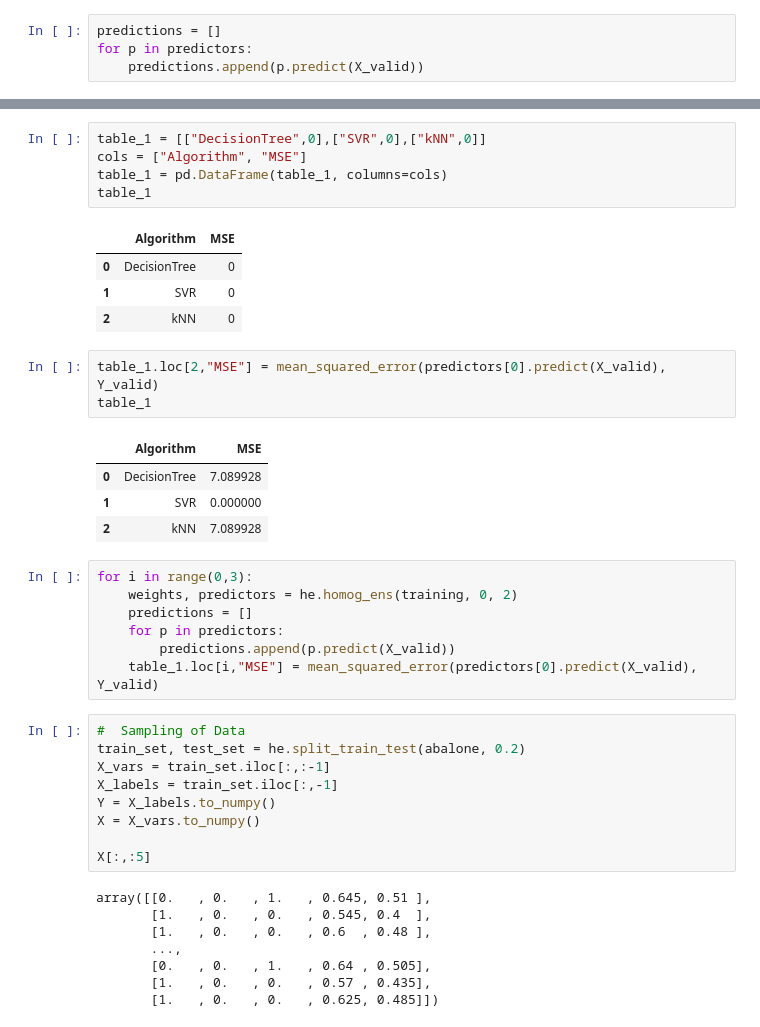
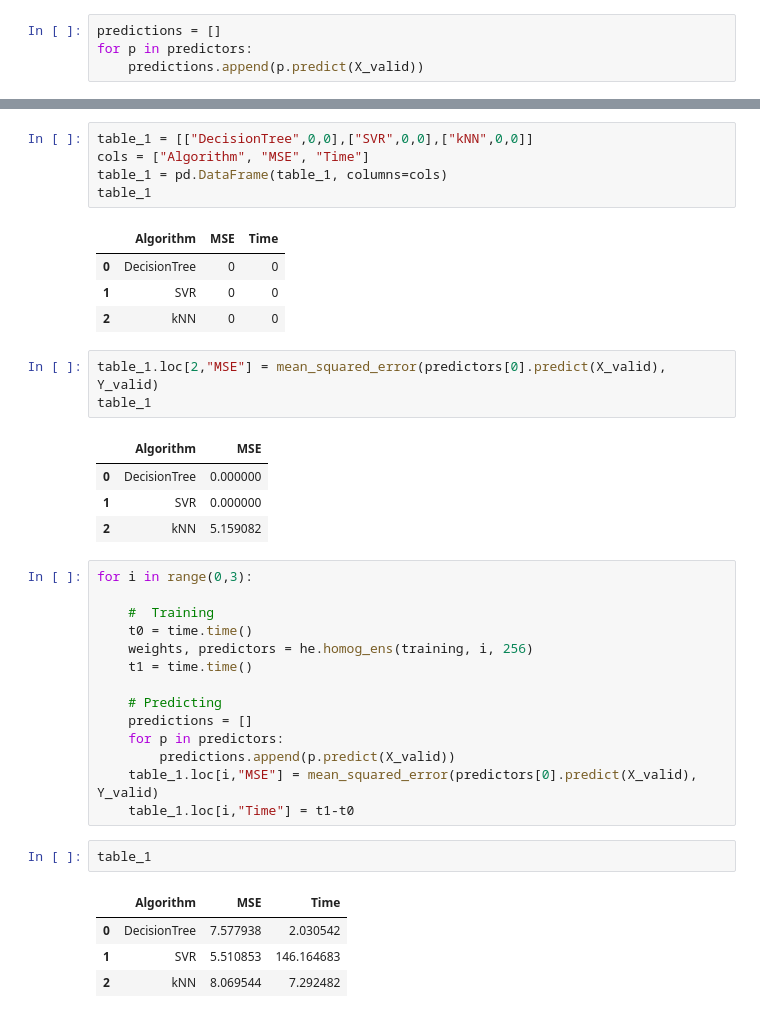
Before and after one commit to jcarew42/Ensemble-Learning-TTU, a Jupyter notebook: Part_2_Ensemble_Testing.ipynb, the cells around one changed output, grey strips where cells are left out. Saved outputs shown, nothing was run; the diff lists cells and outputs as text.

```diff
--- a/Part_2_Ensemble_Testing.ipynb
+++ b/Part_2_Ensemble_Testing.ipynb
@@ -108,42 +112,39 @@ mean_squared_error(guess, Y_valid)
 # %%
-table_1 = [["DecisionTree",0],["SVR",0],["kNN",0]]
-cols = ["Algorithm", "MSE"]
+table_1 = [["DecisionTree",0,0],["SVR",0,0],["kNN",0,0]]
+cols = ["Algorithm", "MSE", "Time"]
 table_1 = pd.DataFrame(table_1, columns=cols)
 table_1
 # %% [output]
-|  | Algorithm | MSE |
-| 0 | DecisionTree | 0 |
-| 1 | SVR | 0 |
-| 2 | kNN | 0 |
+|  | Algorithm | MSE | Time |
+| 0 | DecisionTree | 0 | 0 |
+| 1 | SVR | 0 | 0 |
+| 2 | kNN | 0 | 0 |
 # %%
 table_1.loc[2,"MSE"] = mean_squared_error(predictors[0].predict(X_valid), Y_valid)
 table_1
 # %% [output]
 |  | Algorithm | MSE |
-| 0 | DecisionTree | 7.089928 |
+| 0 | DecisionTree | 0.000000 |
 | 1 | SVR | 0.000000 |
-| 2 | kNN | 7.089928 |
+| 2 | kNN | 5.159082 |
 # %%
 for i in range(0,3):
-    weights, predictors = he.homog_ens(training, 0, 2)
+
+    #  Training
+    t0 = time.time()
+    weights, predictors = he.homog_ens(training, i, 256)
+    t1 = time.time()
+
+    # Predicting
     predictions = []
     for p in predictors:
         predictions.append(p.predict(X_valid))
     table_1.loc[i,"MSE"] = mean_squared_error(predictors[0].predict(X_valid), Y_valid)
+    table_1.loc[i,"Time"] = t1-t0
-# %%
-#  Sampling of Data
-train_set, test_set = he.split_train_test(abalone, 0.2)
-X_vars = train_set.iloc[:,:-1]
-X_labels = train_set.iloc[:,-1]
-Y = X_labels.to_numpy()
-X = X_vars.to_numpy()
-
-X[:,:5]
-# %% [output]
-array([[0.   , 0.   , 1.   , 0.645, 0.51 ],
-       [1.   , 0.   , 0.   , 0.545, 0.4  ],
-       [1.   , 0.   , 0.   , 0.6  , 0.48 ],
-       ...,
-       [0.   , 0.   , 1.   , 0.64 , 0.505],
-       [1.   , 0.   , 0.   , 0.57 , 0.435],
-       [1.   , 0.   , 0.   , 0.625, 0.485]])
+# %%
+table_1
+# %% [output]
+|  | Algorithm | MSE | Time |
+| 0 | DecisionTree | 7.577938 | 2.030542 |
+| 1 | SVR | 5.510853 | 146.164683 |
+| 2 | kNN | 8.069544 | 7.292482 |
```
Also changed, not shown: parts of 10 cells of this notebook, 1 other file.
